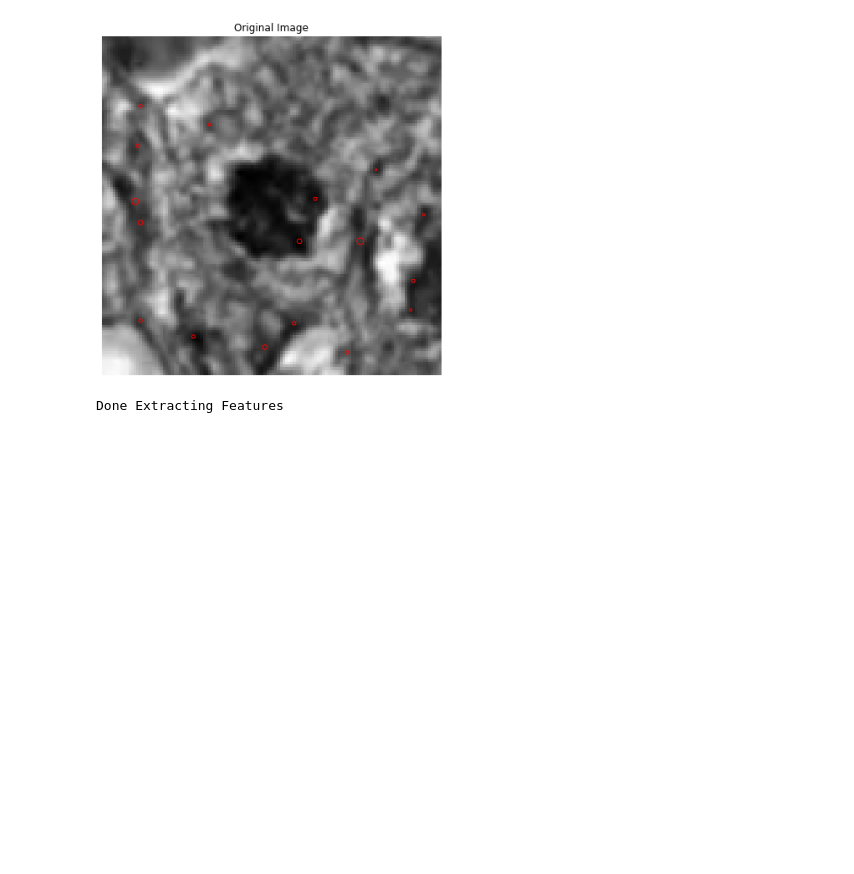
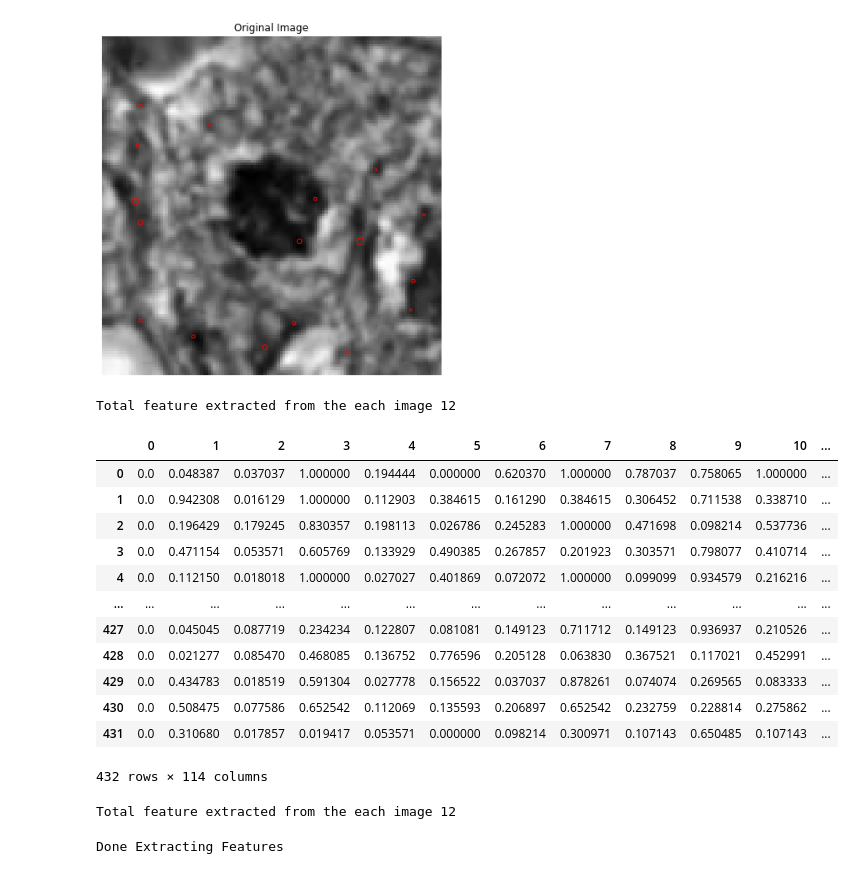
Before and after one commit to suchith1012/Mitosis-detection-based-on-features-from-breast-cancer-histology-slide-images, a Jupyter notebook: Code/Thesis.ipynb, the cells around one changed output. Saved outputs shown, nothing was run; the diff lists cells and outputs as text; code cells hidden in the pictures; blank space fills up the shorter version.

```diff
--- a/Code/Thesis.ipynb
+++ b/Code/Thesis.ipynb
@@ -1273,7 +1332,30 @@ for folder in os.listdir("/content/MandNM/"):
 censureArray_np = np.array(Array_censure)
 
 
-# print("Total feature extracted from the each image",len(censureArray_np[0]))
+print("Total feature extracted from the each image",len(censureArray_np[0]))
+# %% [output]
+Total feature extracted from the each image 12
+# %%
+cen_df = pd.DataFrame(Array_censure)
+cen_df
+# %% [output]
+|  | 0 | 1 | 2 | 3 | 4 | 5 | 6 | 7 | 8 | 9 | 10 | ... |
+| 0 | 0.0 | 0.048387 | 0.037037 | 1.000000 | 0.194444 | 0.000000 | 0.620370 | 1.000000 | 0.787037 | 0.758065 | 1.000000 | ... |
+| 1 | 0.0 | 0.942308 | 0.016129 | 1.000000 | 0.112903 | 0.384615 | 0.161290 | 0.384615 | 0.306452 | 0.711538 | 0.338710 | ... |
+| 2 | 0.0 | 0.196429 | 0.179245 | 0.830357 | 0.198113 | 0.026786 | 0.245283 | 1.000000 | 0.471698 | 0.098214 | 0.537736 | ... |
+| 3 | 0.0 | 0.471154 | 0.053571 | 0.605769 | 0.133929 | 0.490385 | 0.267857 | 0.201923 | 0.303571 | 0.798077 | 0.410714 | ... |
+| 4 | 0.0 | 0.112150 | 0.018018 | 1.000000 | 0.027027 | 0.401869 | 0.072072 | 1.000000 | 0.099099 | 0.934579 | 0.216216 | ... |
+| ... | ... | ... | ... | ... | ... | ... | ... | ... | ... | ... | ... | ... |
+| 427 | 0.0 | 0.045045 | 0.087719 | 0.234234 | 0.122807 | 0.081081 | 0.149123 | 0.711712 | 0.149123 | 0.936937 | 0.210526 | ... |
+| 428 | 0.0 | 0.021277 | 0.085470 | 0.468085 | 0.136752 | 0.776596 | 0.205128 | 0.063830 | 0.367521 | 0.117021 | 0.452991 | ... |
+| 429 | 0.0 | 0.434783 | 0.018519 | 0.591304 | 0.027778 | 0.156522 | 0.037037 | 0.878261 | 0.074074 | 0.269565 | 0.083333 | ... |
+| 430 | 0.0 | 0.508475 | 0.077586 | 0.652542 | 0.112069 | 0.135593 | 0.206897 | 0.652542 | 0.232759 | 0.228814 | 0.275862 | ... |
+| 431 | 0.0 | 0.310680 | 0.017857 | 0.019417 | 0.053571 | 0.000000 | 0.098214 | 0.300971 | 0.107143 | 0.650485 | 0.107143 | ... |
+432 rows × 114 columns
+# %%
+print("Total feature extracted from the each image",len(censureArray_np[0]))
+# %% [output]
+Total feature extracted from the each image 12
 # %%
 temp=ptoa(Array_censure)
 cen_features=pca_reduction(temp,100)
```
Also changed, not shown: parts of 124 cells of this notebook.
